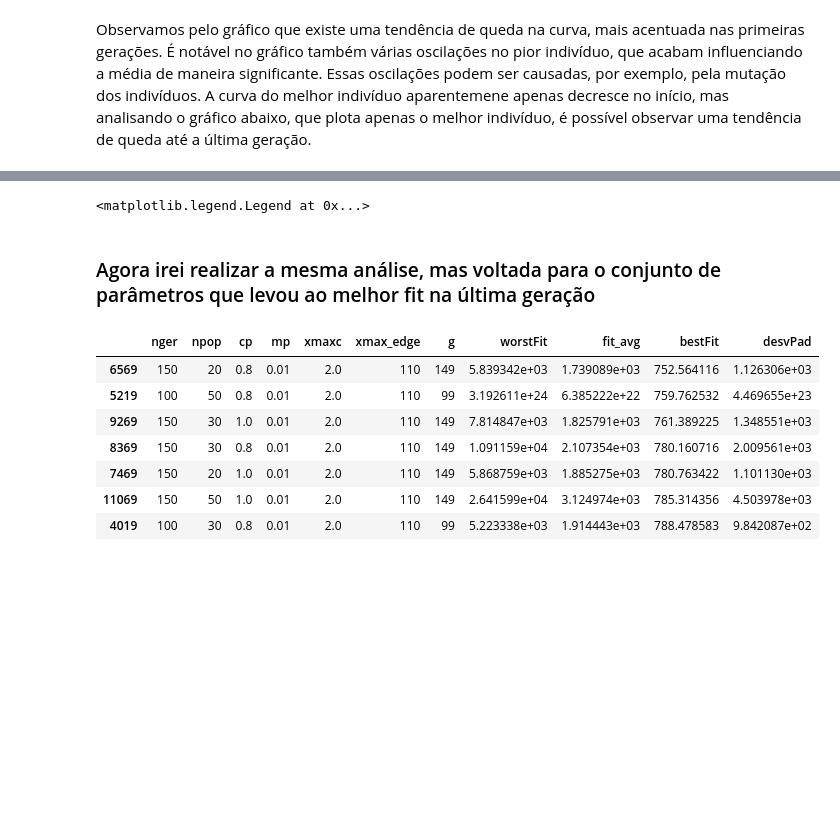
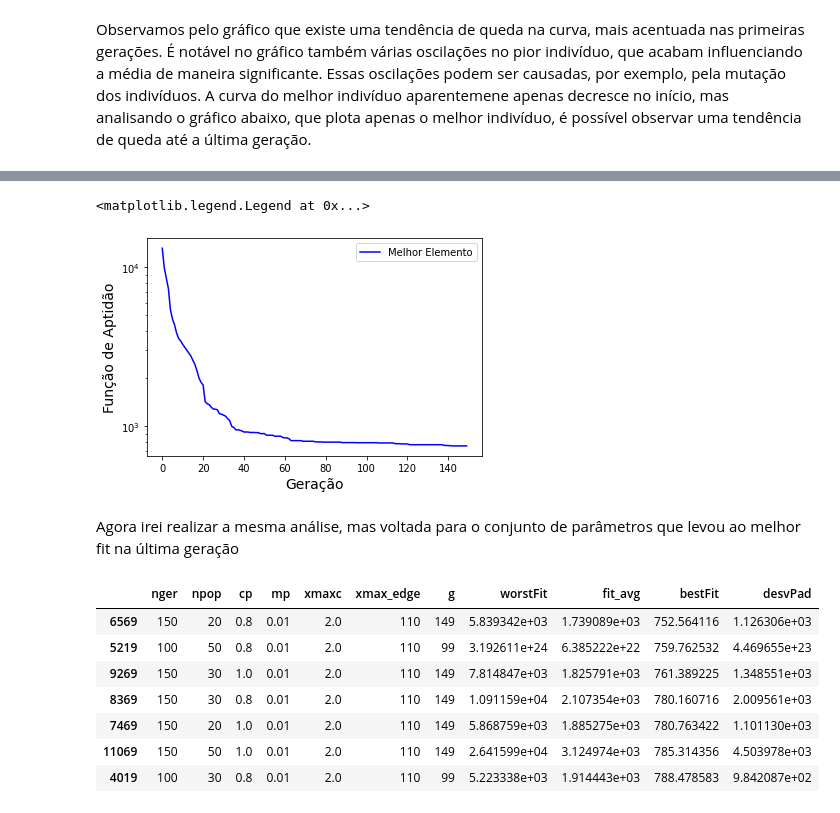
Before and after one commit to warSantos/covid-19, a Jupyter notebook: analise_resultados.ipynb, the cells around one changed output, grey strips where cells are left out. Saved outputs shown, nothing was run; the diff lists cells and outputs as text; code cells hidden in the pictures; blank space fills up the shorter version.

```diff
--- a/analise_resultados.ipynb
+++ b/analise_resultados.ipynb
@@ -110,10 +111,12 @@ ax = plt.axes()
 
 ax.plot(dsMenorMedia.g, dsMenorMedia.bestFit, color='blue', label='Melhor Elemento')
 
-ax.set_xlabel('Gerações', fontsize=14)
+ax.set_xlabel('Geração', fontsize=14)
 ax.set_ylabel('Função de Aptidão', fontsize=14)
 #, title='Evolução do melhor Indivíduo')
 plt.yscale('log')
 
+plt.savefig('plots/melhor_elemento.pdf')
+
 plt.legend()
 # %% [output]
@@ -122,6 +123,7 @@ plt.legend()
 <matplotlib.legend.Legend at 0x...>
+[figure, added]
 # %% [markdown]
-### Agora irei realizar a mesma análise, mas voltada para o conjunto de parâmetros que levou ao melhor fit na última geração
+Agora irei realizar a mesma análise, mas voltada para o conjunto de parâmetros que levou ao melhor fit na última geração
 # %%
 datasetFinal.sort_values(by=['bestFit']).head(7)
 # %% [output]
```
Also changed, not shown: parts of 10 cells of this notebook, 4 other files.
